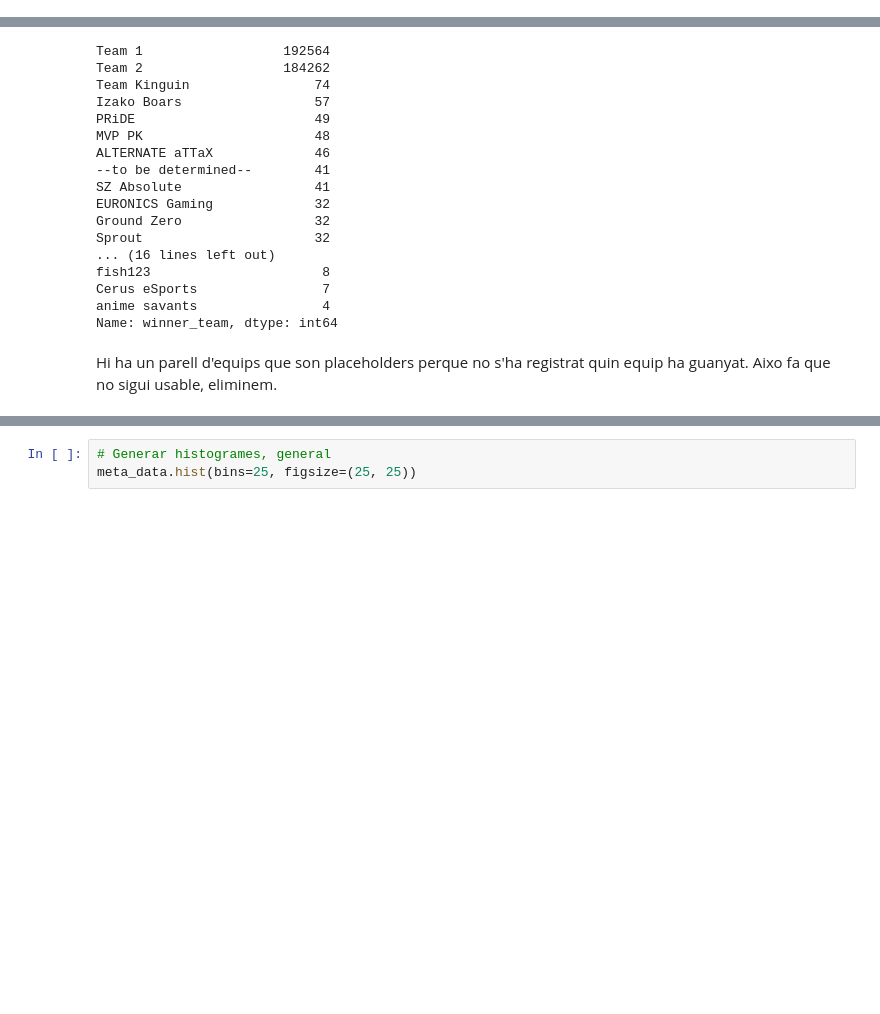
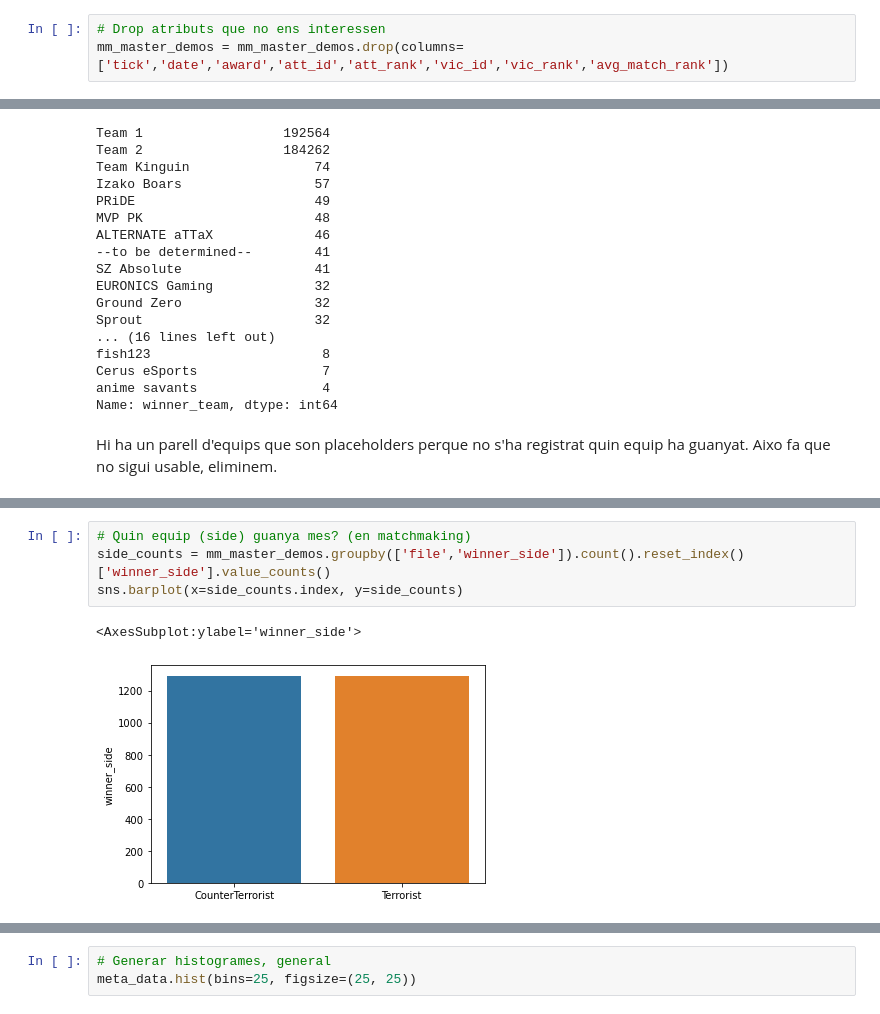
Before and after one commit to sergidiazlopez/APC-Kaggle-CSGO, a Jupyter notebook: cas-kaggle.ipynb, the cells around one changed output, grey strips where cells are left out. Cells and saved outputs as stored; diff of their text form; blank space fills up the shorter version.

```diff
--- a/cas-kaggle.ipynb
+++ b/cas-kaggle.ipynb
@@ -158,3 +264,6 @@ memory usage: 31.7+ MB
+# %%
+# Drop atributs que no ens interessen
+mm_master_demos = mm_master_demos.drop(columns=['tick','date','award','att_id','att_rank','vic_id','vic_rank','avg_match_rank'])
 # %% [markdown]
 ### 2. Anàlisi de les dades
 # %%
@@ -209,0 +313,7 @@ sns.barplot(x=side_counts.index, y=side_counts)
+# %%
+# Quin equip (side) guanya mes? (en matchmaking)
+side_counts = mm_master_demos.groupby(['file','winner_side']).count().reset_index()['winner_side'].value_counts()
+sns.barplot(x=side_counts.index, y=side_counts)
+# %% [output]
+<AxesSubplot:ylabel='winner_side'>
+[figure, added]
```
Also changed, not shown: parts of 24 cells of this notebook.
